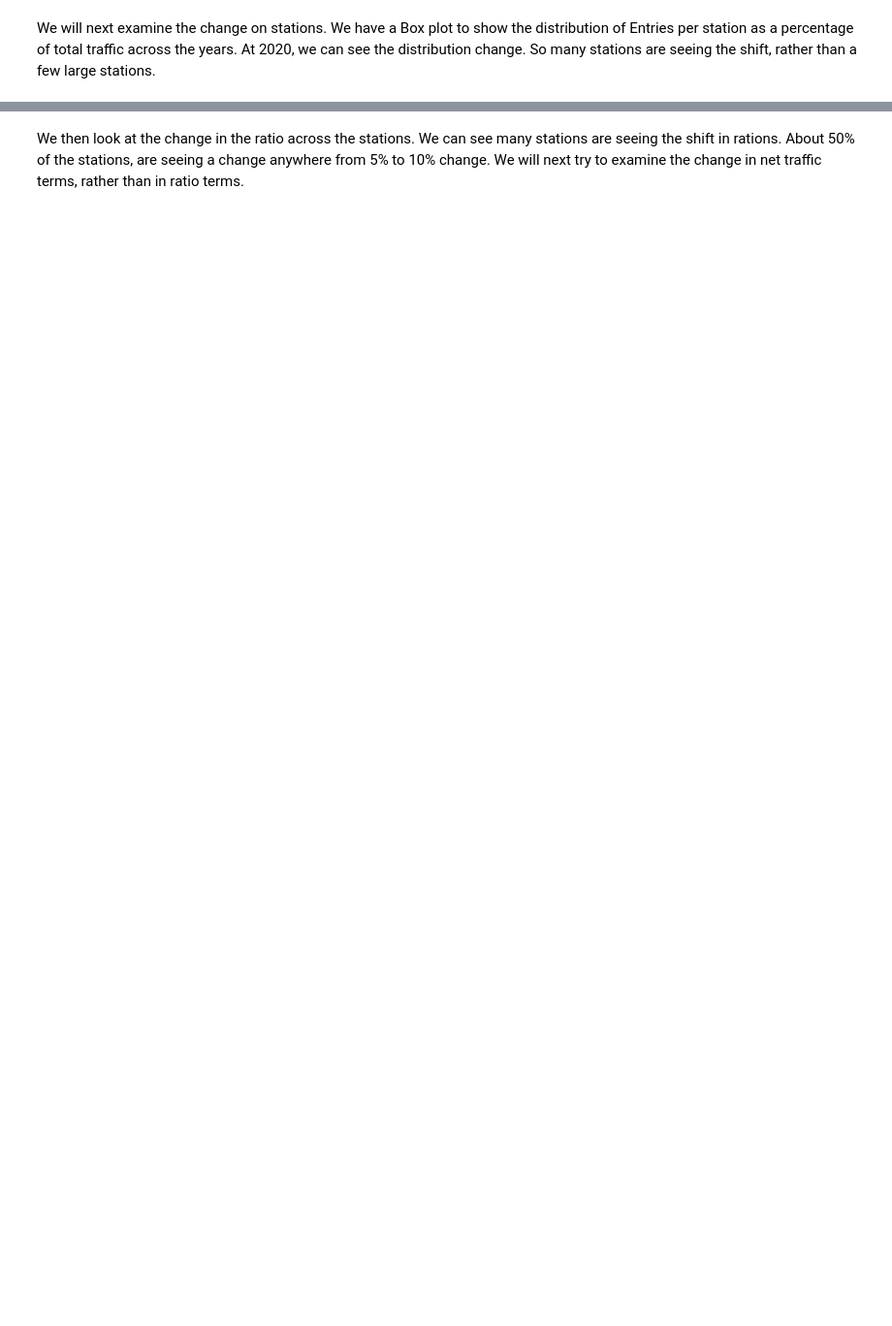
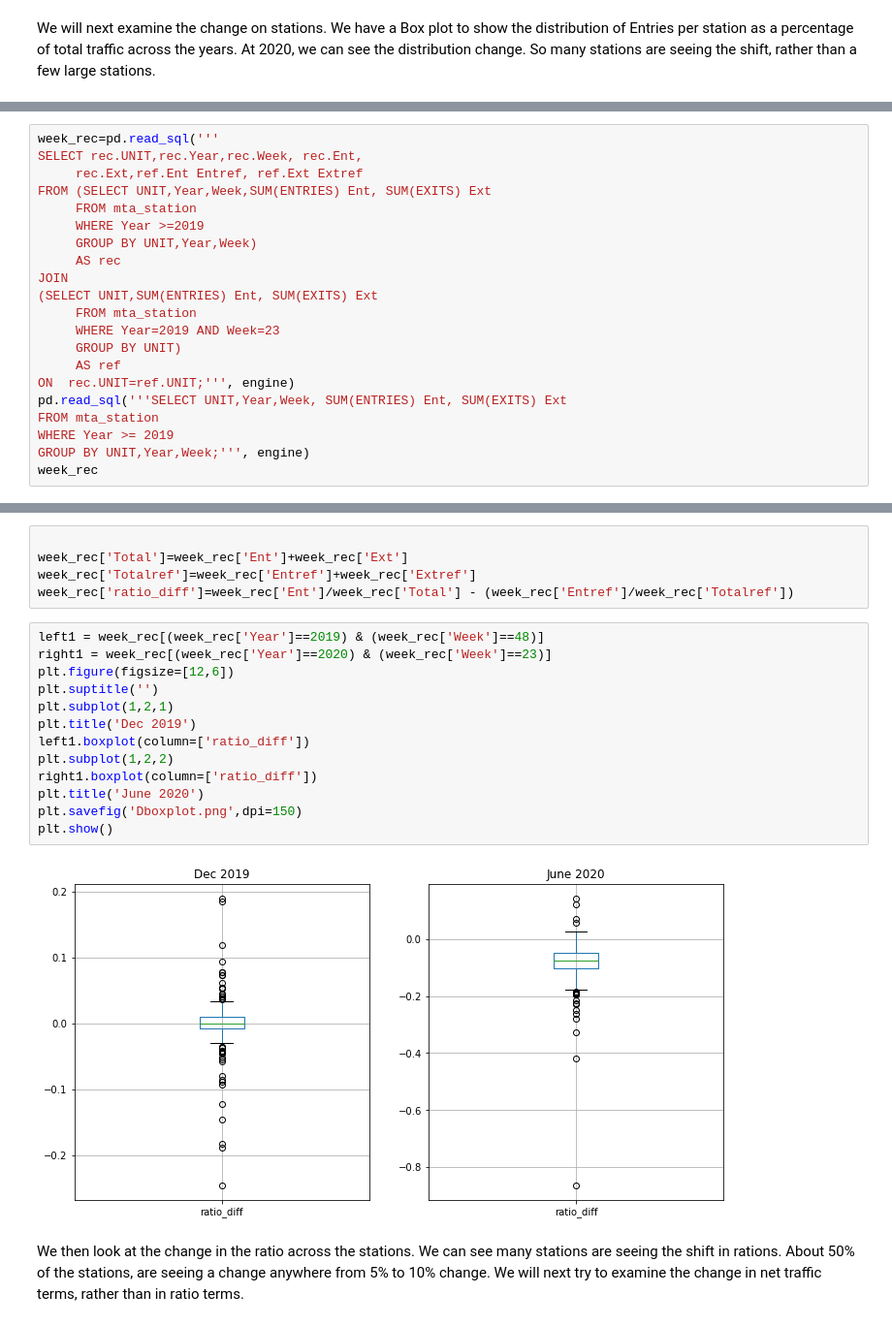
Before and after one commit to linmei99/metis_proj1_EDA, a Jupyter notebook: mta.ipynb, the cells around one changed output, grey strips where cells are left out. Shown: that part at 97% size. Saved outputs shown, nothing was run; the diff lists cells and outputs as text; blank space fills up the shorter version.

```diff
--- a/mta.ipynb
+++ b/mta.ipynb
@@ -205,0 +210,21 @@ result_2019.describe()
+# %%
+week_rec=pd.read_sql('''
+SELECT rec.UNIT,rec.Year,rec.Week, rec.Ent,
+     rec.Ext,ref.Ent Entref, ref.Ext Extref
+FROM (SELECT UNIT,Year,Week,SUM(ENTRIES) Ent, SUM(EXITS) Ext
+	 FROM mta_station
+	 WHERE Year >=2019
+	 GROUP BY UNIT,Year,Week)
+	 AS rec
+JOIN
+(SELECT UNIT,SUM(ENTRIES) Ent, SUM(EXITS) Ext
+	 FROM mta_station
+	 WHERE Year=2019 AND Week=23
+	 GROUP BY UNIT)
+	 AS ref
+ON	rec.UNIT=ref.UNIT;''', engine)
+pd.read_sql('''SELECT UNIT,Year,Week, SUM(ENTRIES) Ent, SUM(EXITS) Ext
+FROM mta_station
+WHERE Year >= 2019
+GROUP BY UNIT,Year,Week;''', engine)
+week_rec
@@ -206,2 +245,22 @@ result_2019.describe()
+# %%
+
+week_rec['Total']=week_rec['Ent']+week_rec['Ext']
+week_rec['Totalref']=week_rec['Entref']+week_rec['Extref']
+week_rec['ratio_diff']=week_rec['Ent']/week_rec['Total'] - (week_rec['Entref']/week_rec['Totalref'])
+# %%
+left1 = week_rec[(week_rec['Year']==2019) & (week_rec['Week']==48)]
+right1 = week_rec[(week_rec['Year']==2020) & (week_rec['Week']==23)]
+plt.figure(figsize=[12,6])
+plt.suptitle('')
+plt.subplot(1,2,1)
+plt.title('Dec 2019')
+left1.boxplot(column=['ratio_diff'])
+plt.subplot(1,2,2)
+right1.boxplot(column=['ratio_diff'])
+plt.title('June 2020')
+plt.savefig('Dboxplot.png',dpi=150)
+plt.show()
+# %% [output]
+[figure, added]
 # %% [markdown]
 We then look at the change in the ratio across the stations. We can see many stations are seeing the shift in rations. About 50% of the stations, are seeing a change anywhere from 5% to 10% change. We will next try to examine the change in net traffic terms, rather than in ratio terms.
```
Also changed, not shown: parts of 50 cells of this notebook, 1 other file.
